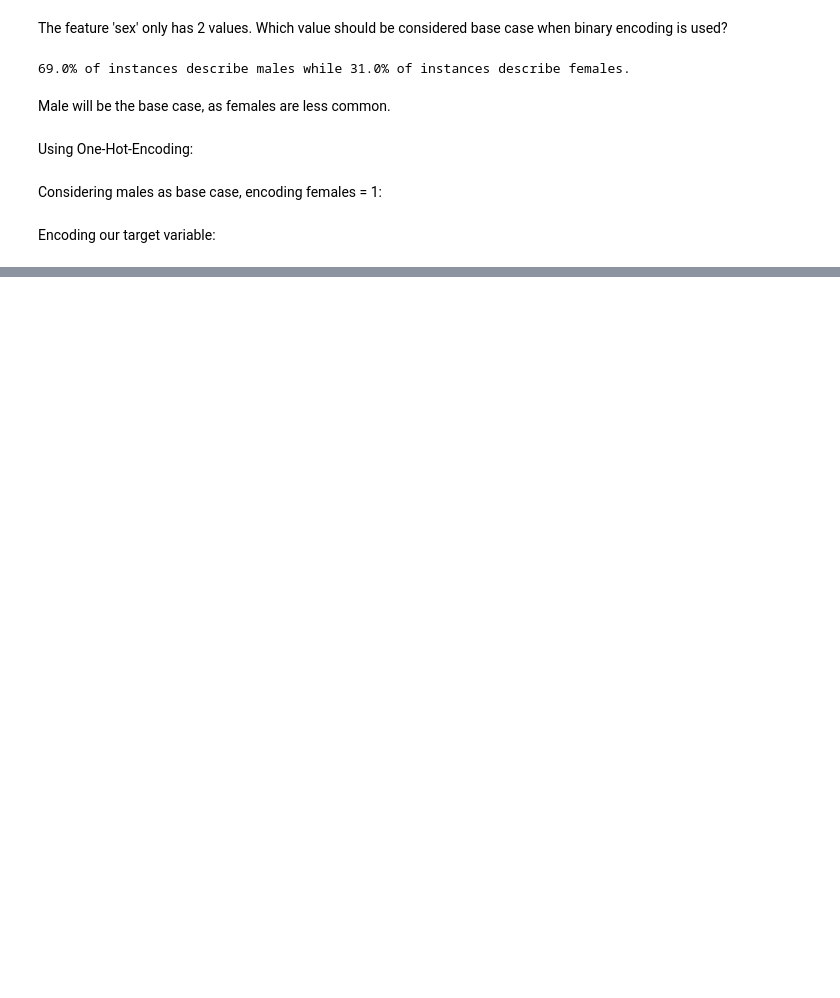
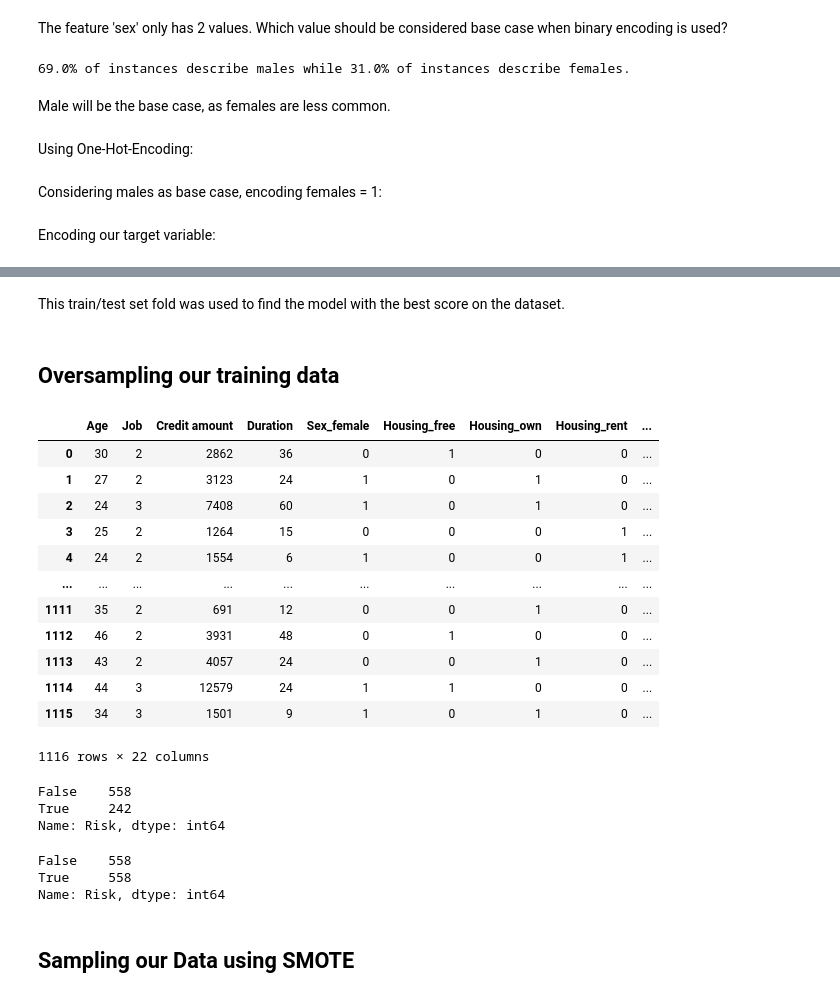
Before and after one commit to brodriguesdemiranda/XAI, a Jupyter notebook: data_encoding.ipynb, the cells around one changed output, grey strips where cells are left out. Cells and saved outputs as stored; diff of their text form; code cells hidden in the pictures; blank space fills up the shorter version.

```diff
--- a/data_encoding.ipynb
+++ b/data_encoding.ipynb
@@ -38,7 +58,7 @@ df = df.drop(columns = ['Unnamed: 0'], axis = 1)
 Filling missing values with a global constant:
 # %%
 df['Saving accounts'] = df['Saving accounts'].fillna('Missing')
-df['Checking account'] = df['Checking account'].fillna('Missing')
+# df['Checking account'] = df['Checking account'].fillna('Missing')
 # %% [markdown]
 The feature 'sex' only has 2 values. Which value should be considered base case when binary encoding is used?
 # %%
@@ -93,3 +117,49 @@ train, test = train_test_split(df, test_size=0.2, random_state = 0)
 # %%
 train.to_csv('data/train.csv', index = False)
 test.to_csv('data/test.csv', index = False)
+# %% [markdown]
+This train/test set fold was used to find the model with the best score on the dataset.
+# %% [markdown]
+## Oversampling our training data
+# %%
+from imblearn.over_sampling import RandomOverSampler
+
+ros = RandomOverSampler(random_state=0)
+# %%
+outputVar = 'Risk'
+
+X_train = train.drop(columns= [outputVar],axis=1)
+y_train = train[outputVar]
+# %%
+X_resampled, y_resampled = ros.fit_resample(X_train, y_train)
+# %%
+resampled = X_resampled.copy()
+resampled['Risk'] = y_resampled
+
+resampled
+# %% [output]
+|  | Age | Job | Credit amount | Duration | Sex_female | Housing_free | Housing_own | Housing_rent | ... |
+| 0 | 30 | 2 | 2862 | 36 | 0 | 1 | 0 | 0 | ... |
+| 1 | 27 | 2 | 3123 | 24 | 1 | 0 | 1 | 0 | ... |
+| 2 | 24 | 3 | 7408 | 60 | 1 | 0 | 1 | 0 | ... |
+| 3 | 25 | 2 | 1264 | 15 | 0 | 0 | 0 | 1 | ... |
+| 4 | 24 | 2 | 1554 | 6 | 1 | 0 | 0 | 1 | ... |
+| ... | ... | ... | ... | ... | ... | ... | ... | ... | ... |
+| 1111 | 35 | 2 | 691 | 12 | 0 | 0 | 1 | 0 | ... |
+| 1112 | 46 | 2 | 3931 | 48 | 0 | 1 | 0 | 0 | ... |
+| 1113 | 43 | 2 | 4057 | 24 | 0 | 0 | 1 | 0 | ... |
+| 1114 | 44 | 3 | 12579 | 24 | 1 | 1 | 0 | 0 | ... |
+| 1115 | 34 | 3 | 1501 | 9 | 1 | 0 | 1 | 0 | ... |
+1116 rows × 22 columns
+# %%
+train['Risk'].value_counts()
+# %% [output]
+False    558
+True     242
+Name: Risk, dtype: int64
+# %%
+resampled['Risk'].value_counts()
+# %% [output]
+False    558
+True     558
+Name: Risk, dtype: int64
@@ -95,0 +168,2 @@ test.to_csv('data/test.csv', index = False)
+# %% [markdown]
+## Sampling our Data using SMOTE
```
Also changed, not shown: parts of 13 cells of this notebook, 8 other files.
